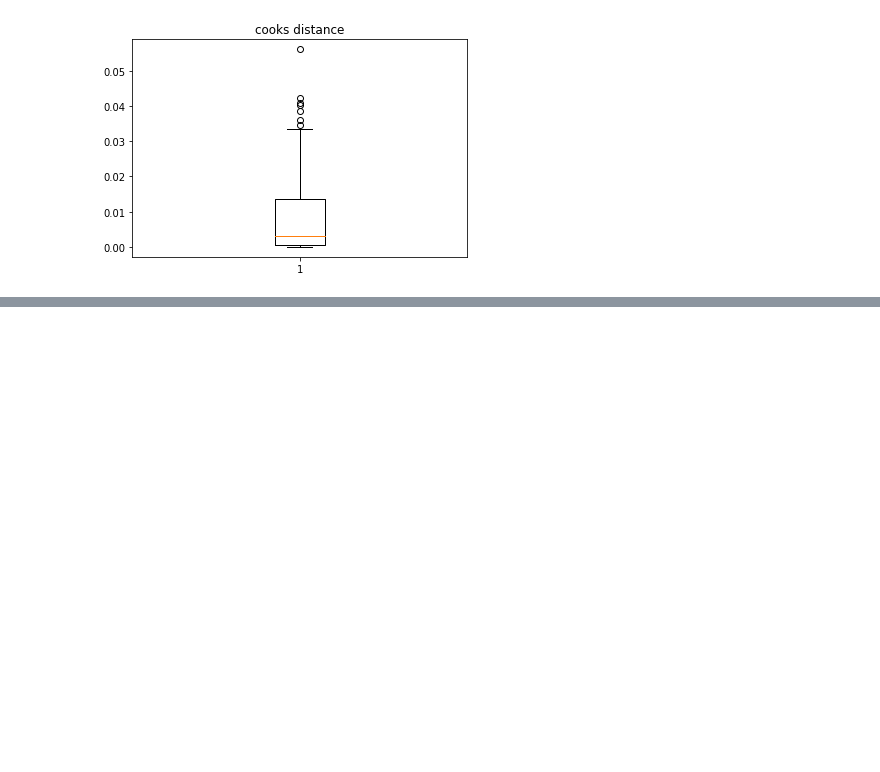
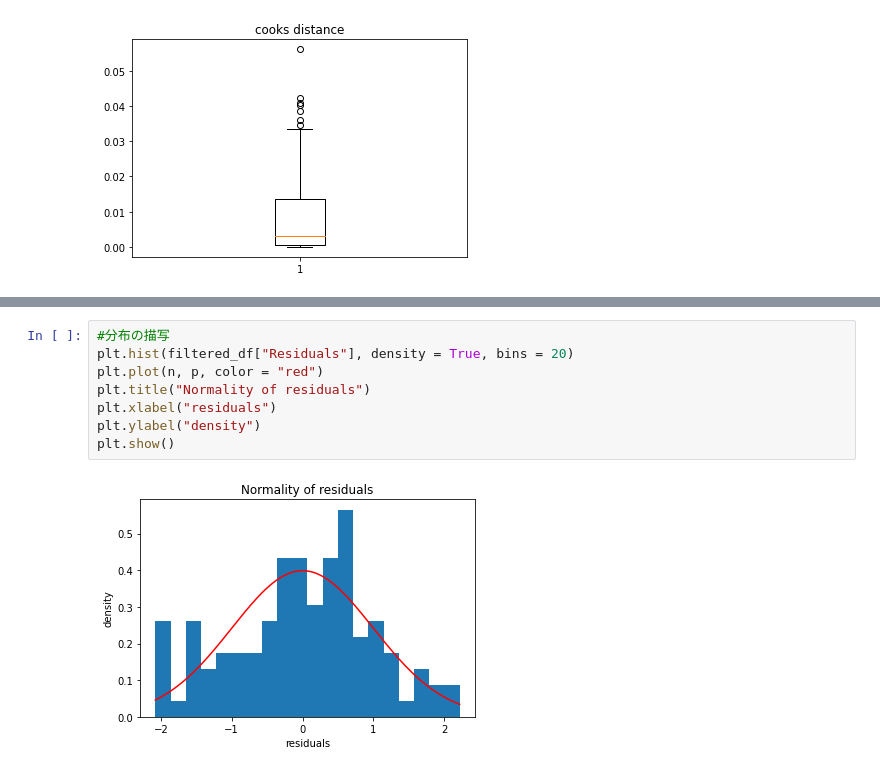
Before and after one commit to Saku052/GlobalOSMarketShare, a Jupyter notebook: GlobalOSMarketShare.ipynb, the cells around one changed output, grey strips where cells are left out. Drawn from its saved outputs; the diff is of its cells as text; blank space fills up the shorter version.

```diff
--- a/GlobalOSMarketShare.ipynb
+++ b/GlobalOSMarketShare.ipynb
@@ -173,0 +204,10 @@ Kurtosis:             2.545        Condition No.:           24
+# %%
+#分布の描写
+plt.hist(filtered_df["Residuals"], density = True, bins = 20)
+plt.plot(n, p, color = "red")
+plt.title("Normality of residuals")
+plt.xlabel("residuals")
+plt.ylabel("density")
+plt.show()
+# %% [output]
+[figure, added]
```
Also changed, not shown: parts of 26 cells of this notebook.
